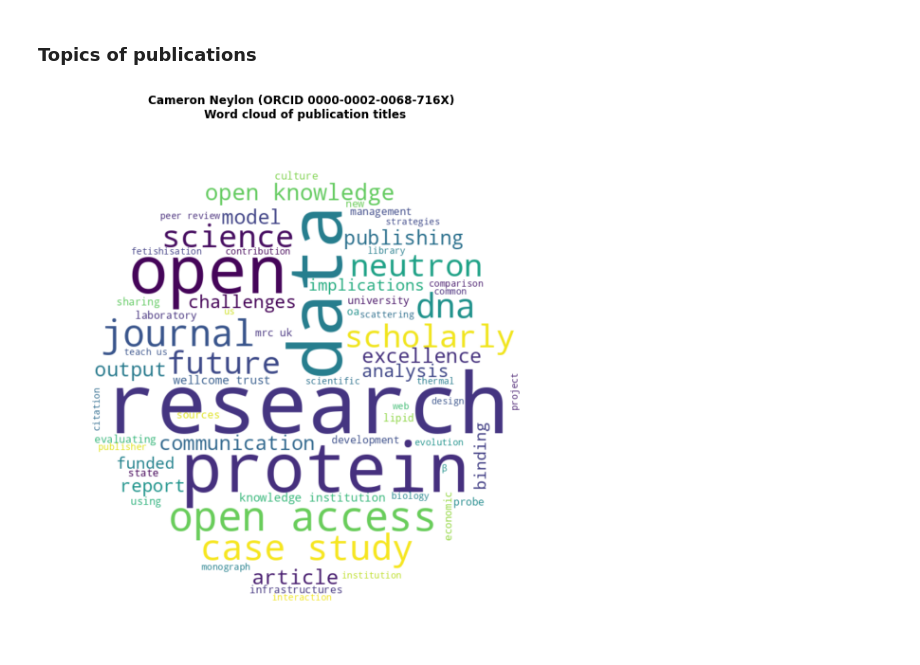
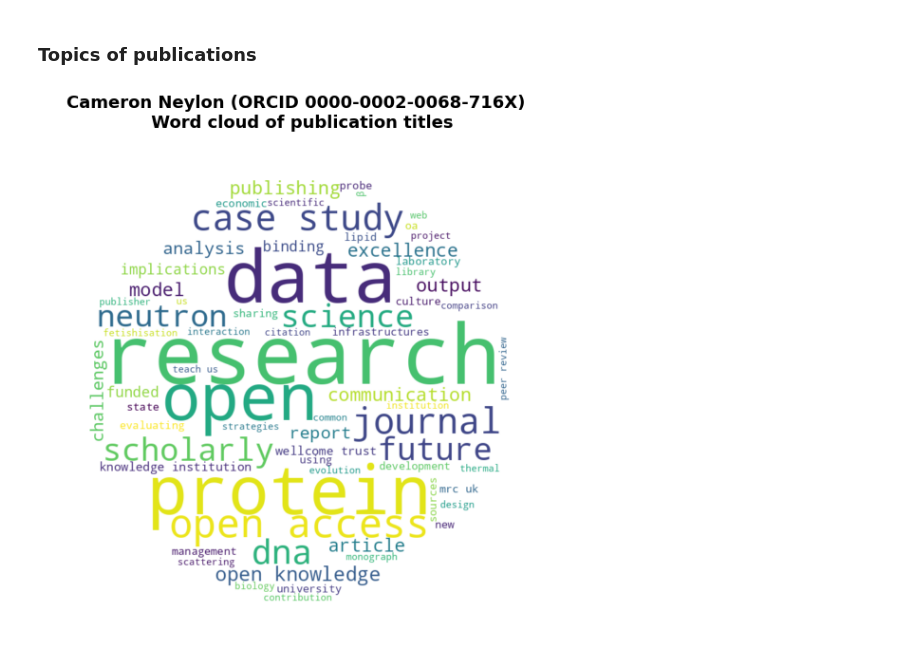
Before and after one commit to researchgraph/augment-api-beta, a Jupyter notebook: docs/notebooks/publications.ipynb, the cells around one changed output. Drawn from its saved outputs; the diff is of its cells as text; code cells hidden in the pictures.

```diff
--- a/docs/notebooks/publications.ipynb
+++ b/docs/notebooks/publications.ipynb
@@ -106,15 +106,15 @@ pd.set_option("display.max_rows", None)
 
 df = pd.DataFrame(r.json()[0]["nodes"]["publications"], columns=['doi', 'publication_year', 'title'])
 df = df.dropna()
-df = df[df['publication_year'] != 9999]
 df = df.drop_duplicates(subset=['publication_year', 'title'])
 df = df.sort_values(by=['publication_year','doi'], ascending=False)
 # %%
 data = []
 for index, row in df.iterrows():
     url = f'https://data.crosscite.org/application/x-bibtex/{row["doi"]}'
-    r = requests.get(url)
-    data.append(r.text)
+    ra = requests.get(url)
+    print(f'Crosscite API query for {row["doi"]} complete', ra.status_code)
+    data.append(ra.text)
 
 bib = '\n'.join(data)
 with open(researcher['last_name'].lower() + '_publications.bib', 'a') as fp:
@@ -144,28 +163,28 @@ alt.Chart(yf, title=plot_title).mark_bar(color='green').properties(width=500).en
 # %%
 stopWords = set(STOPWORDS)
 stopWords.add('_')
 
 titleWords=[]
 for index, row in df.iterrows():
     tokens = [t.lower() for t in row['title'].split()]
     titleWords += tokens
 
 x, y = np.ogrid[:800, :800]
 mask = (x - 400) ** 2 + (y - 400) ** 2 > 345 ** 2
 mask = 255 * mask.astype(int)
 
 wordcloud = WordCloud(width = 600, height = 600,
             max_words = 100,
             background_color ='white',
             stopwords = stopWords,
             min_font_size = 12,
             mask = mask).generate(" ".join(titleWords))
 
 fig, ax = plt.subplots(1, 1, figsize = (8, 8), facecolor = None)
-ax.set_title(f'{researcher["full_name"]} (ORCID {researcher["orcid"]}) \n Word cloud of publication titles', fontsize=12, fontweight="semibold")
+ax.set_title(f'{researcher["full_name"]} (ORCID {researcher["orcid"]}) \n Word cloud of publication titles', fontsize=18, fontweight="semibold")
 plt.imshow(wordcloud, interpolation="bilinear")
 plt.axis("off")
 plt.tight_layout(pad = 0)
 plt.show()
 # %% [output]
-[figure, old version]
+[figure, new version]
```
Also changed, not shown: parts of 3 cells of this notebook, 7 other files.
